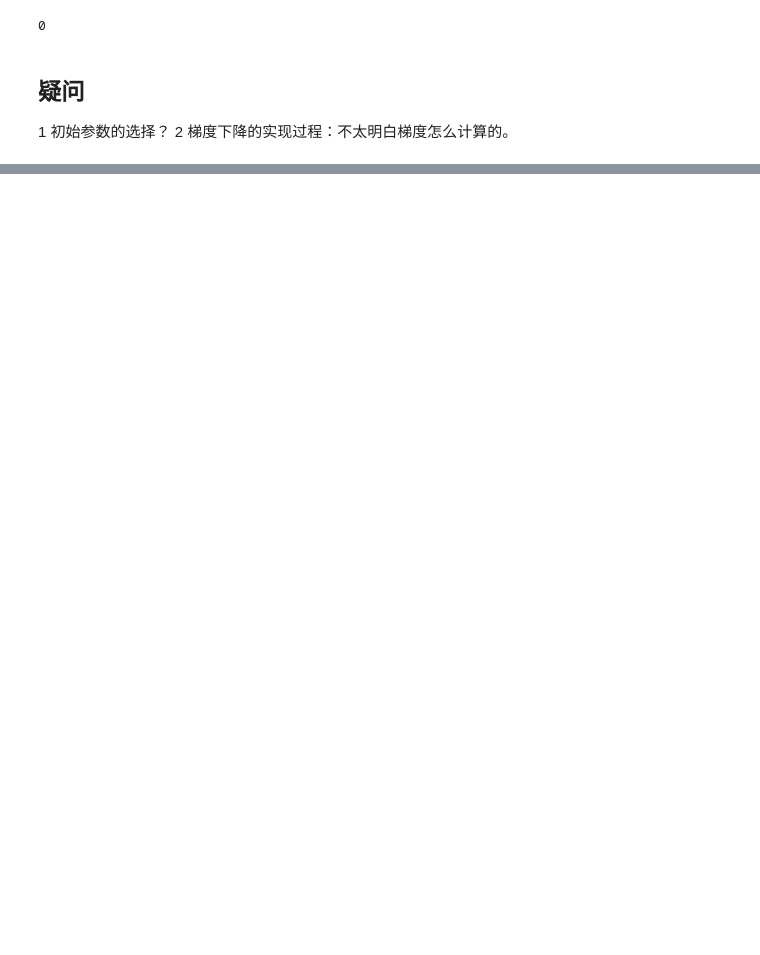
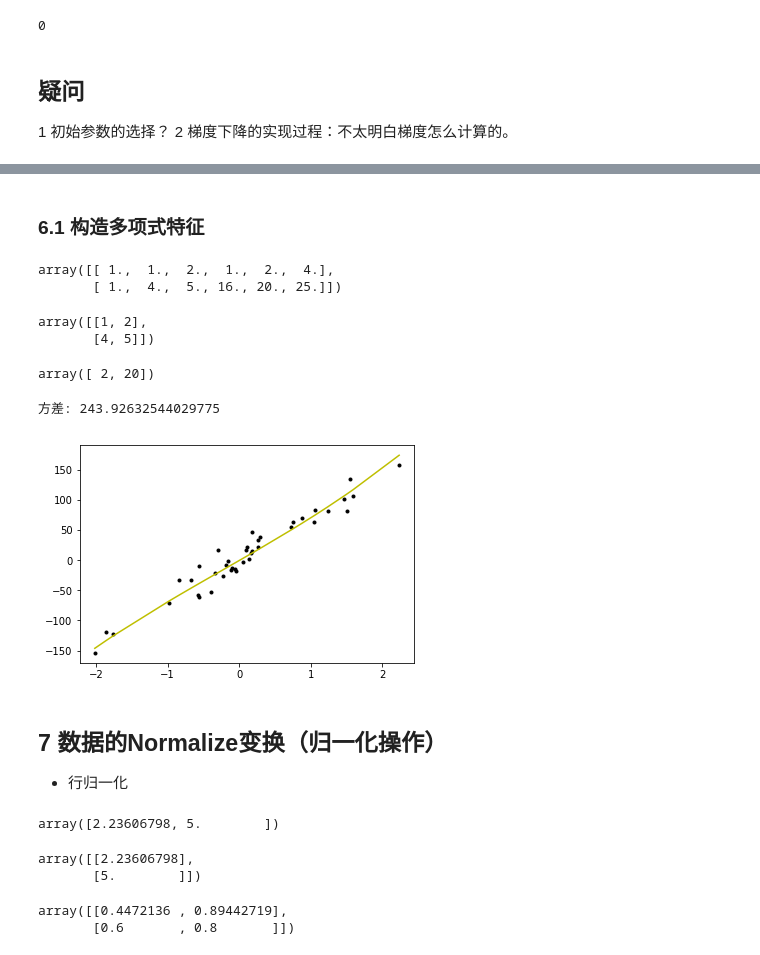
Before and after one commit to zingp/machine-learning, a Jupyter notebook: LinearModel/linear_regression.ipynb, the cells around one changed output, grey strips where cells are left out. Drawn from its saved outputs; the diff is of its cells as text; code cells hidden in the pictures; blank space fills up the shorter version.

```diff
--- a/LinearModel/linear_regression.ipynb
+++ b/LinearModel/linear_regression.ipynb
@@ -290,0 +347,2 @@ test_and_draw(ridge_model)
+# %% [markdown]
+### 6.1 构造多项式特征
@@ -290,0 +370,49 @@ test_and_draw(ridge_model)
+# %%
+polynomial_features(np.array([[1,2], [4,5]]), degree=2)
+# %% [output]
+array([[ 1.,  1.,  2.,  1.,  2.,  4.],
+       [ 1.,  4.,  5., 16., 20., 25.]])
+# %%
+a = np.array([[1,2], [4,5]])
+a
+# %% [output]
+array([[1, 2],
+       [4, 5]])
+# %%
+np.prod(a[:, (0,1)], axis=1)
+# %% [output]
+array([ 2, 20])
+# %%
+class PolyRegression(Regression):
+    """
+    多项式回归就是将原来的feature转化成多阶的新feature，之后进行线性回归。
+    ----------------
+    degree：最大的阶数
+    n_iterations:int
+    learning_rate:float
+    """
+    def __init__(self, degree, n_iterations=3000, learning_rate=0.01):
+        self.degree = degree
+        self.regularization = lambda x:0
+        self.regularization.grad = lambda x:0
+        super(PolyRegression, self).__init__(n_iterations, learning_rate)
+
+    def fit(self, X, y):
+        X = polynomial_features(X, degree=self.degree)
+        super(PolyRegression, self).fit(X, y)
+
+    def predict(self, X):
+        X = polynomial_features(X, degree=self.degree)
+        return super(PolyRegression, self).predict(X)
+# %%
+poly_model = PolyRegression(degree=4)
+# %%
+poly_model.fit(X_train, y_train)
+# %%
+test_and_draw(poly_model)
+# %% [output]
+方差: 243.92632544029775
+[figure, added]
+# %% [markdown]
+## 7 数据的Normalize变换（归一化操作）
+- 行归一化
@@ -290,0 +425,15 @@ test_and_draw(ridge_model)
+# %%
+a = np.linalg.norm([[1,2], [3,4]], ord=2, axis=-1)
+a
+# %% [output]
+array([2.23606798, 5.        ])
+# %%
+np.expand_dims(a,axis=-1)
+# %% [output]
+array([[2.23606798],
+       [5.        ]])
+# %%
+normalize([[1,2], [3,4]], axis=-1, order=2)
+# %% [output]
+array([[0.4472136 , 0.89442719],
+       [0.6       , 0.8       ]])
```
Also changed, not shown: parts of 31 cells of this notebook, 2 other files.
